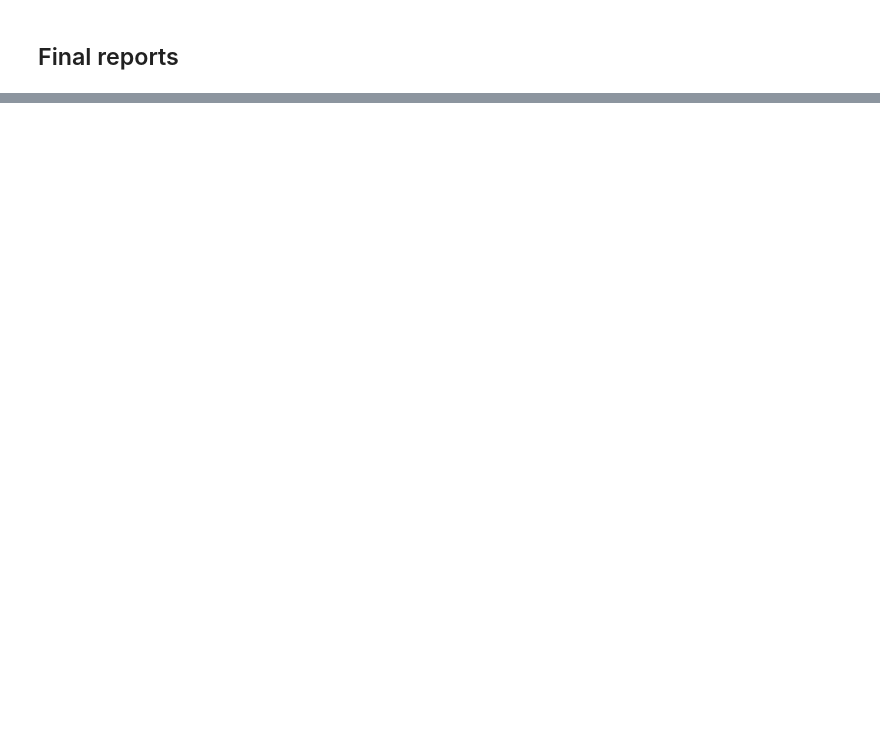
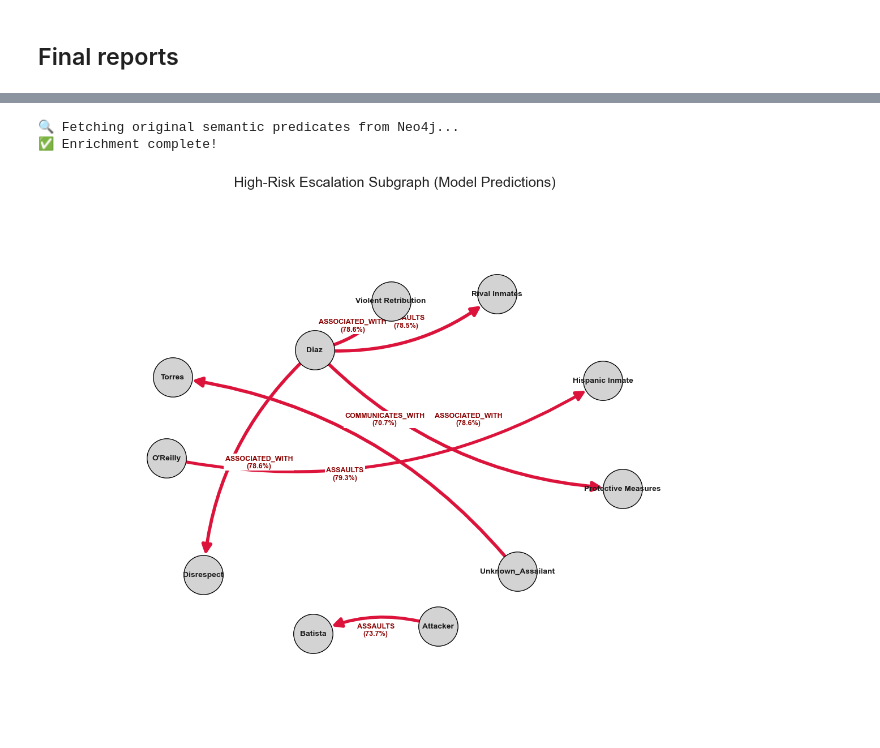
Before and after one commit to mdyagual/sna-for-oms-project, a Jupyter notebook: notebooks/risk_prediction_overview.ipynb, the cells around one changed output, grey strips where cells are left out. Saved outputs shown, nothing was run; the diff lists cells and outputs as text; code cells hidden in the pictures; blank space fills up the shorter version.

Commit message:
chore: Add Edge calculation

```diff
--- a/notebooks/risk_prediction_overview.ipynb
+++ b/notebooks/risk_prediction_overview.ipynb
@@ -633,7 +641,7 @@ Recall: 0.547
 #from datetime import datetime
 # Assuming generate_threat_report is imported correctly
 
-threat_alerts = generate_threat_report(trained_enriched_sna, enriched_data_sna, reverse_mapping, threshold=optimal_threshold)
+threat_alerts = generate_threat_report(trained_enriched_sna, enriched_data_sna, reverse_mapping, threshold=0.7)
 
 # FIX 3: Safety check to prevent KeyError on empty DataFrames
 if not threat_alerts:
@@ -691,6 +710,9 @@ def enrich_alerts_with_predicates(alerts_list):
 
 # Update your existing alerts list with the real words
 threat_alerts = enrich_alerts_with_predicates(threat_alerts)
+# %% [output]
+🔍 Fetching original semantic predicates from Neo4j...
+✅ Enrichment complete!
 # %%
 import networkx as nx
 import matplotlib.pyplot as plt
@@ -716,51 +738,52 @@ for alert in threat_alerts:
     G_threat.add_edge(src, tgt, weight=prob, label=arrow_label)
 
 # 3. Set up a massive canvas
-plt.figure(figsize=(16, 12)) # FIX 1: Made the canvas even wider
+plt.figure(figsize=(16, 12))
 
-# FIX 2: The Spring Layout Rescue
-# 'k' is the optimal distance between nodes. By setting it high (e.g., 3.5 or 4.0),
-# we force the massive 4000-size nodes to repel each other so they don't overlap.
-# 'seed' ensures the graph looks the exact same way every time you run it.
+# The Spring Layout Rescue
 pos = nx.spring_layout(G_threat, k=4.0, iterations=100, seed=15)
 
-NODE_SIZE = 4000
+# TWEAK 1: Reduced node size for better visual proportion
+NODE_SIZE = 2500
 
 # 4. Draw the Nodes
 nx.draw_networkx_nodes(G_threat, pos, node_color='lightgrey',
                        edgecolors='black', node_size=NODE_SIZE, alpha=1.0)
 
+# Draw Node Labels
 nx.draw_networkx_labels(G_threat, pos, font_size=10, font_weight='bold')
 
 # 5. Draw the Edges (Arrows)
 edge_widths = [1 + (G_threat[u][v]['weight'] * 4) for u, v in G_threat.edges()]
 
-# FIX 3: The Gentle Curve (rad=0.1)
-# By adding a 10% curve, bidirectional threats (A->B and B->A) will bow outward,
-# allowing you to read both labels clearly without them overlapping!
+# The Gentle Curve
 nx.draw_networkx_edges(G_threat, pos,
                        arrowstyle='-|>',
                        arrowsize=25,
                        edge_color='crimson',
                        width=edge_widths,
                        node_size=NODE_SIZE,
                        connectionstyle="arc3,rad=0.2")
 
 # 6. Add the Edge Labels
 edge_labels = nx.get_edge_attributes(G_threat, 'label')
 
-# NetworkX handles text on curved lines automatically!
+# TWEAK 2 & 3: rotate=False and pad=1.5
+# This forces the text to be horizontal and carves a larger white space over the red arrows
 nx.draw_networkx_edge_labels(G_threat, pos, edge_labels=edge_labels,
                              font_color='darkred', font_size=9, font_weight='bold',
-                             bbox=dict(facecolor='white', edgecolor='none', alpha=1.0, pad=0.3))
+                             rotate=False,
+                             bbox=dict(facecolor='white', edgecolor='none', alpha=1.0, pad=1.5))
 
 # 7. Formatting
 plt.title("High-Risk Escalation Subgraph (Model Predictions)", fontsize=18, pad=20)
-plt.margins(0.2) # FIX 4: Give the graph a 20% buffer so edge nodes don't get cut off
+plt.margins(0.2)
 plt.axis('off')
 
 # Save and show
 timestamp = datetime.now().strftime("%Y%m%d_%H%M%S")
-plt.savefig(f"threat_subgraph_final_{timestamp}.png", dpi=300, bbox_inches='tight')
+plt.savefig(f"{timestamp}_threat_subgraph_final.png", dpi=300, bbox_inches='tight')
 
 plt.show()
+# %% [output]
+[figure, added]
```
Also changed, not shown: parts of 11 cells of this notebook.
